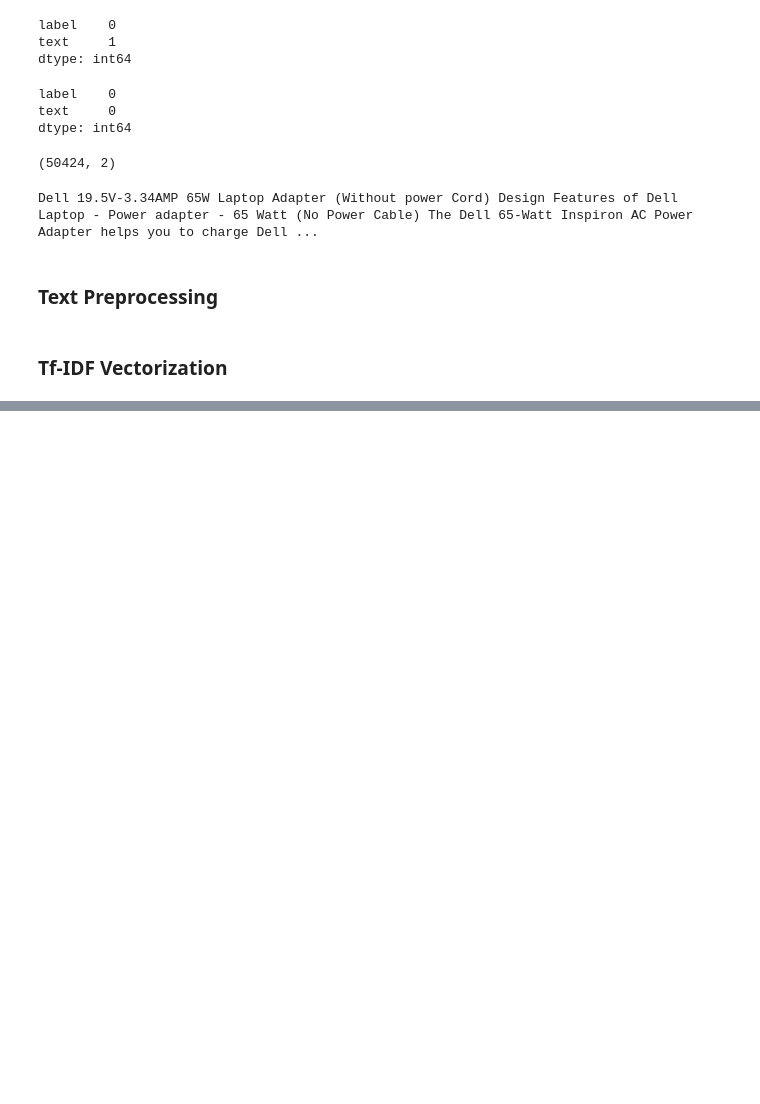
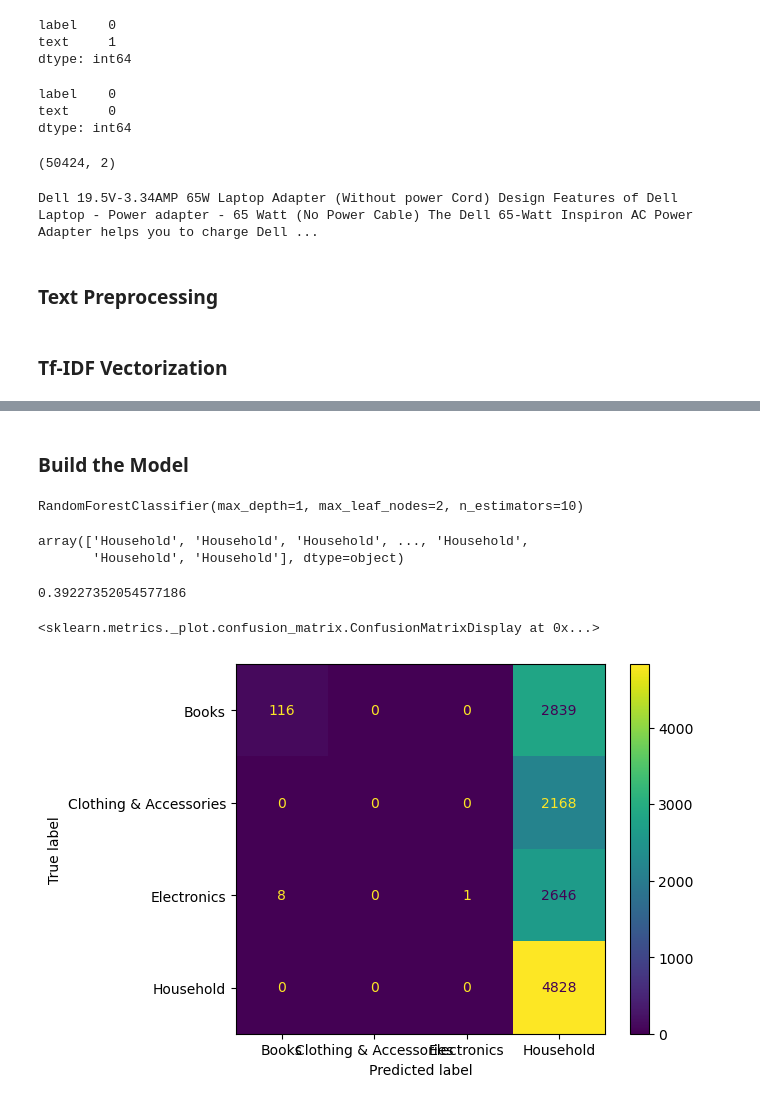
Before and after one commit to rajt7/nlp_cv, a Jupyter notebook: text_classification/text_classification.ipynb, the cells around one changed output, grey strips where cells are left out. Saved outputs shown, nothing was run; the diff lists cells and outputs as text; code cells hidden in the pictures; blank space fills up the shorter version.

```diff
--- a/text_classification/text_classification.ipynb
+++ b/text_classification/text_classification.ipynb
@@ -75,0 +81,34 @@ X_train = tfidf.fit_transform(df['text'])
+# %%
+from sklearn.model_selection import train_test_split
+
+y = df['label']
+x_train, x_test, y_train, y_test = train_test_split(X_train, y, random_state= 0, stratify= y, test_size=0.25)
+# %% [markdown]
+### Build the Model
+# %%
+from sklearn.ensemble import RandomForestClassifier
+
+rf = RandomForestClassifier(n_estimators=10,max_depth=1, max_leaf_nodes=2)
+rf.fit(x_train, y_train)
+# %% [output]
+RandomForestClassifier(max_depth=1, max_leaf_nodes=2, n_estimators=10)
+# %%
+y_pred = rf.predict(x_test)
+y_pred
+# %% [output]
+array(['Household', 'Household', 'Household', ..., 'Household',
+       'Household', 'Household'], dtype=object)
+# %%
+from sklearn.metrics import accuracy_score
+
+acc = accuracy_score(y_test, y_pred)
+acc
+# %% [output]
+0.39227352054577186
+# %%
+from sklearn.metrics import ConfusionMatrixDisplay
+
+ConfusionMatrixDisplay.from_predictions(y_test, y_pred)
+# %% [output]
+<sklearn.metrics._plot.confusion_matrix.ConfusionMatrixDisplay at 0x...>
+[figure, added]
```
Also changed, not shown: parts of 4 cells of this notebook, 1 other file.
